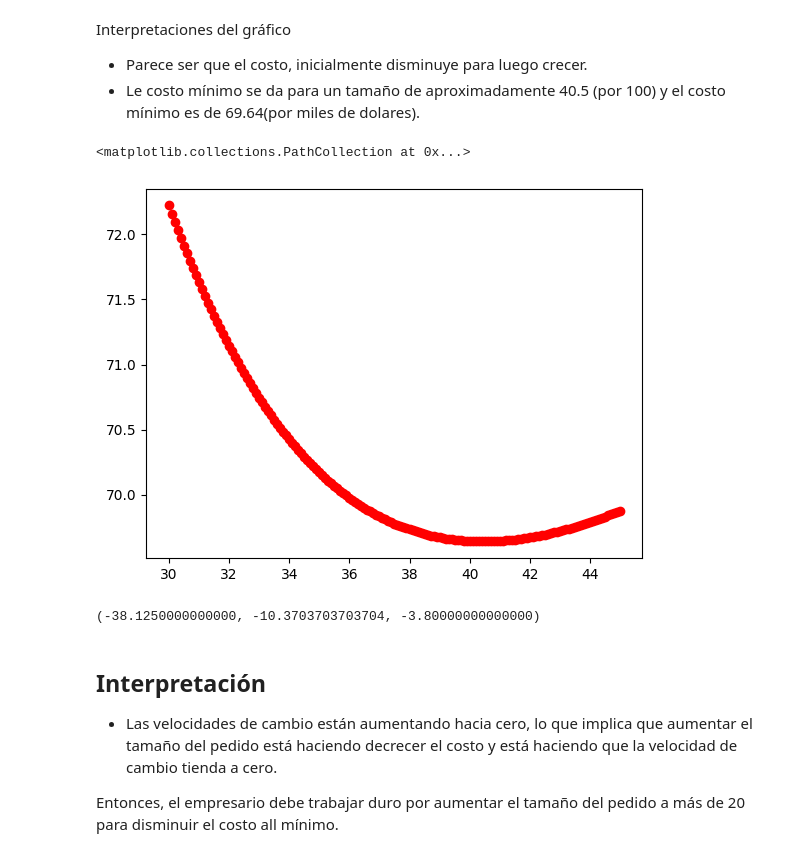
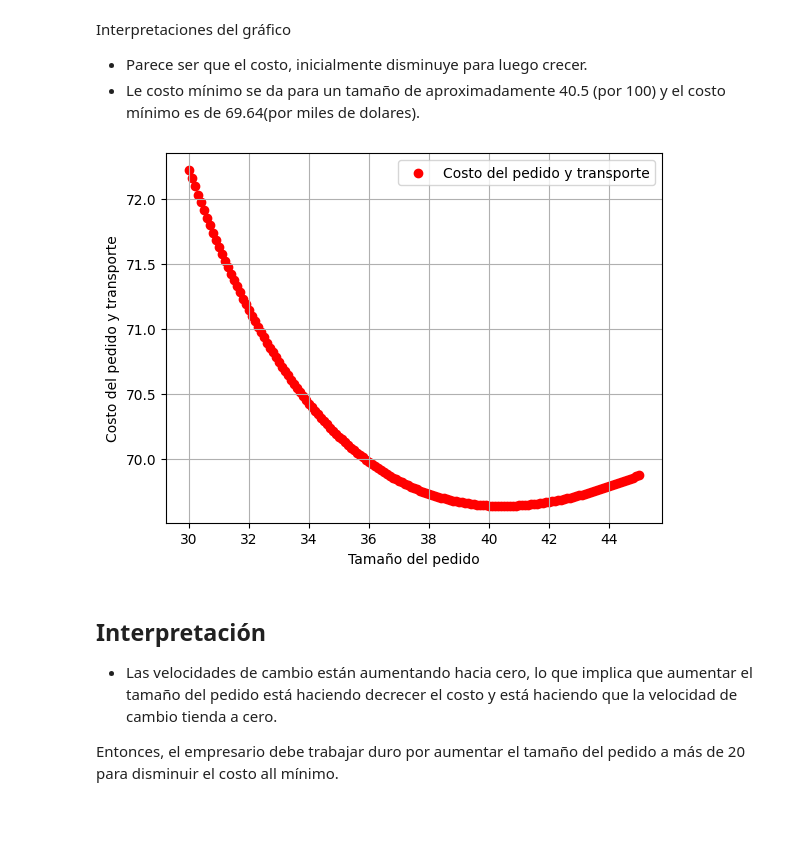
Before and after one commit to marco-canas/desarrollo_pensamiento_computacional, a Jupyter notebook: ponencia_barranquilla.ipynb, the cells around one changed output. Drawn from its saved outputs; the diff is of its cells as text; code cells hidden in the pictures; blank space fills up the shorter version.

```diff
--- a/ponencia_barranquilla.ipynb
+++ b/ponencia_barranquilla.ipynb
@@ -85,22 +85,28 @@ Interpretaciones del gráfico
 
 * Parece ser que el costo, inicialmente disminuye para luego crecer.
 * Le costo mínimo se da para un tamaño de aproximadamente 40.5 (por 100) y el costo mínimo es de 69.64(por miles de dolares).
-# %%
-import matplotlib.pyplot as plt
-
-plt.scatter(dominio, rango, color = 'red')
-# %% [output]
-<matplotlib.collections.PathCollection at 0x...>
-[figure, removed]
+# %%
+import matplotlib.pyplot as plt
+
+plt.scatter(dominio, rango, color = 'red', label = 'Costo del pedido y transporte')
+plt.xlabel('Tamaño del pedido')
+plt.ylabel('Costo del pedido y transporte')
+plt.grid()
+plt.legend()
+
+plt.savefig('/home/marco/Documentos/investigacion/desarrollo_pensamiento_computacional/images/funcion_costo_minimo.jpg')
+
+plt.show()
+# %% [output]
+[figure, added]
 # %%
-from sympy import *
-x,C = var('x, C')
+from sympy import *    # importación de librería de cálculo simbólico
+x,C = var('x, C')      # definición de variables
 Costo_expresion = 100*(200/x**2 + x/(x+30))
-diff(Costo_expresion, x)
+derivada_del_costo = diff(Costo_expresion, x)
 
-diff(Costo_expresion, x).subs(x, 10).evalf(), diff(Costo_expresion, x).subs(x, 15).evalf(), diff(Costo_expresion, x).subs(x, 20).evalf()
+derivada_del_costo.subs(x, 10).evalf(), derivada_del_costo.subs(x, 15).evalf(), \
+    derivada_del_costo.subs(x, 20).evalf()
-# %% [output]
-(-38.1250000000000, -10.3703703703704, -3.80000000000000)
 # %% [markdown]
 ## Interpretación
 
```
Also changed, not shown: parts of 15 cells of this notebook, 2 other files.
